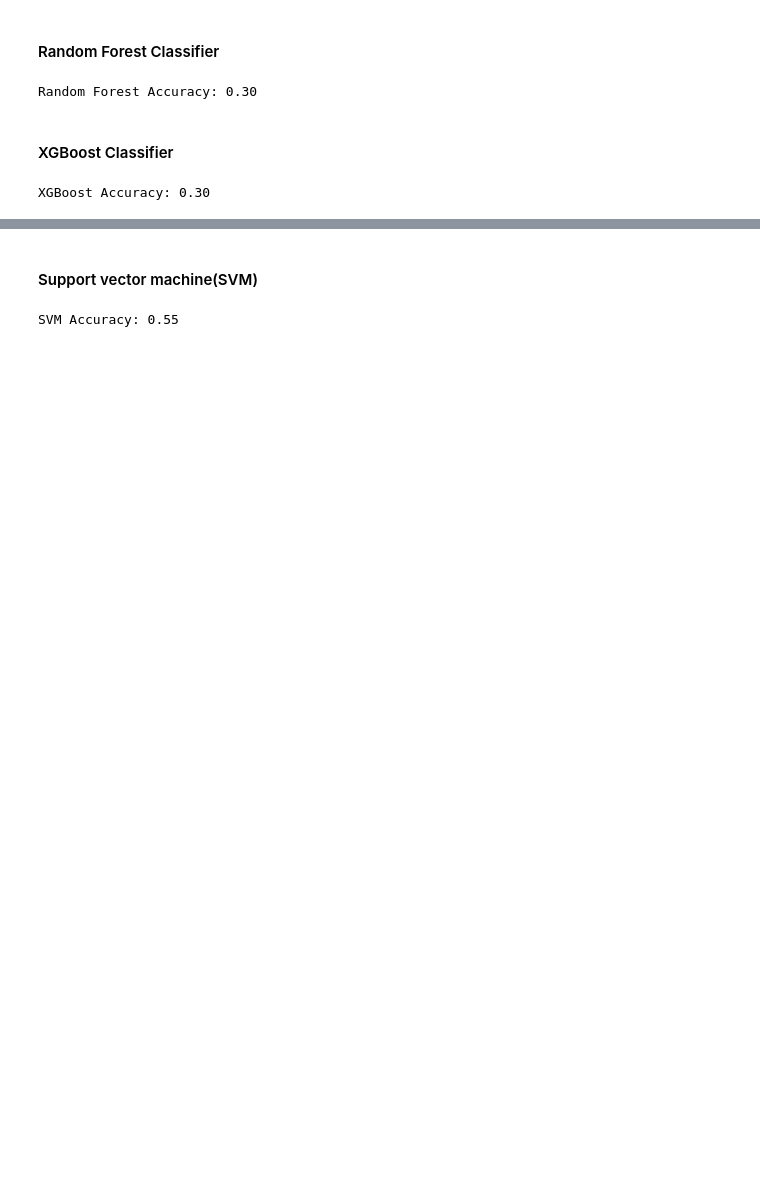
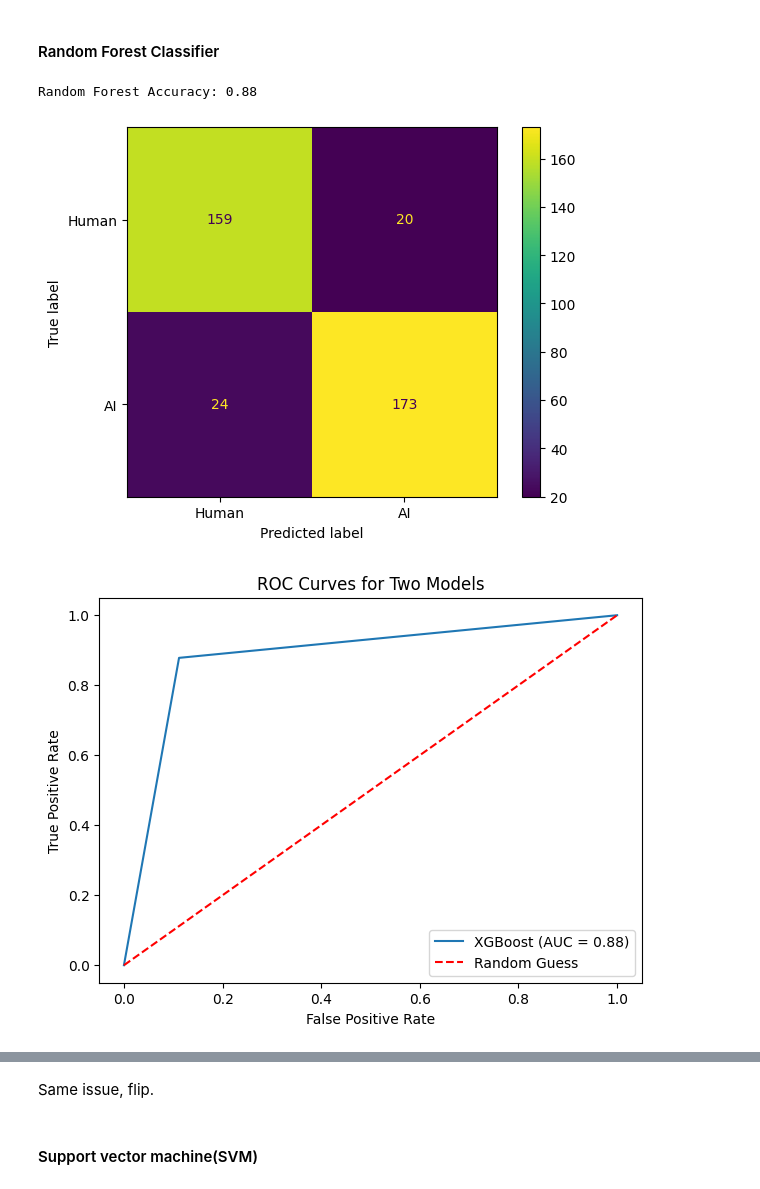
Before and after one commit to apang024/CS205AIGeneratedCode, a Jupyter notebook: main.ipynb, the cells around one changed output, grey strips where cells are left out. Cells and saved outputs as stored; diff of their text form; code cells hidden in the pictures; blank space fills up the shorter version.

```diff
--- a/main.ipynb
+++ b/main.ipynb
@@ -231,20 +596,50 @@ X_test_scaled = scaler.transform(X_test)
 # %% [markdown]
 #### Random Forest Classifier
-# %%
-rf_model = RandomForestClassifier(n_estimators=100, random_state=42)
-rf_model.fit(X_train_scaled, y_train)
-rf_preds = rf_model.predict(X_test_scaled)
-rf_acc = accuracy_score(y_test, rf_preds)
-print(f"Random Forest Accuracy: {rf_acc:.2f}")
-# %% [output]
-Random Forest Accuracy: 0.30
-# %% [markdown]
-#### XGBoost Classifier
-# %%
-xgb_model = XGBClassifier(eval_metric='logloss')
-xgb_model.fit(X_train_scaled, y_train)
-xgb_preds = xgb_model.predict(X_test_scaled)
-xgb_acc = accuracy_score(y_test, xgb_preds)
-print(f"XGBoost Accuracy: {xgb_acc:.2f}")
-# %% [output]
-XGBoost Accuracy: 0.30
+# %%
+from sklearn.ensemble import RandomForestClassifier
+
+rf_model = RandomForestClassifier(n_estimators=100, random_state=42)
+rf_model.fit(X_train, y_train)
+rf_preds = rf_model.predict(X_val)
+## flip the labels
+rf_preds = 1 - rf_preds
+
+
+rf_acc = accuracy_score(y_val, rf_preds)
+print(f"Random Forest Accuracy: {rf_acc:.2f}")
+
+disp = ConfusionMatrixDisplay(confusion_matrix=confusion_matrix(y_val, rf_preds), display_labels=["Human", "AI"])
+disp.plot()
+
+plt.figure(figsize=(7, 5))
+
+fpr, tpr, _ = roc_curve(y_val, rf_preds)
+roc_auc = auc(fpr, tpr)
+plt.plot(fpr, tpr, label=f'{"XGBoost"} (AUC = {roc_auc:.2f})')
+
+plt.plot([0, 1], [0, 1], 'r--', label='Random Guess')
+
+plt.xlabel('False Positive Rate')
+plt.ylabel('True Positive Rate')
+plt.title('ROC Curves for Two Models')
+plt.legend()
+plt.show()
+
+tn, fp, fn, tp = confusion_matrix(y_val, rf_preds).ravel()
+
+accuracy = (tp + tn) / (tp + tn + fp + fn)
+precision = tp / (tp + fp)
+recall = tp / (tp + fn)
+tpr = tp / (tp + fn)
+tnr = tn / (tn + fp)
+fpr = fp / (fp + tn)
+fnr = fn / (fn + tp)
+markedness = (tp / (tp + fp)) + (tn / (tn + fn)) - 1
+
+results = pd.concat([results, pd.DataFrame([["Random Forest", accuracy, precision, recall, tpr, tnr, fpr, fnr, markedness]], columns=results.columns)], ignore_index=True)
+
+results.head()
+# %% [output]
+Random Forest Accuracy: 0.88
+[figure, added]
+[figure, added]
@@ -251,10 +652,4 @@ XGBoost Accuracy: 0.30
+# %% [markdown]
+Same issue, flip.
 # %% [markdown]
 #### Support vector machine(SVM)
-# %%
-svm_model = SVC(kernel='rbf', random_state=42)
-svm_model.fit(X_train_scaled, y_train)
-svm_preds = svm_model.predict(X_test_scaled)
-svm_acc = accuracy_score(y_test, svm_preds)
-print(f"SVM Accuracy: {svm_acc:.2f}")
-# %% [output]
-SVM Accuracy: 0.55
```
Also changed, not shown: parts of 58 cells of this notebook, 25 other files.
